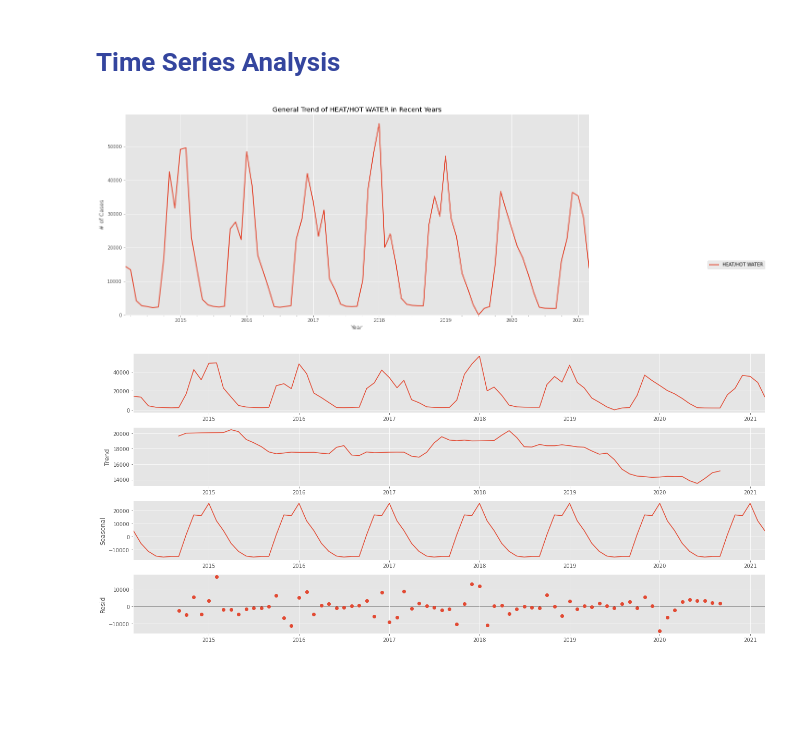
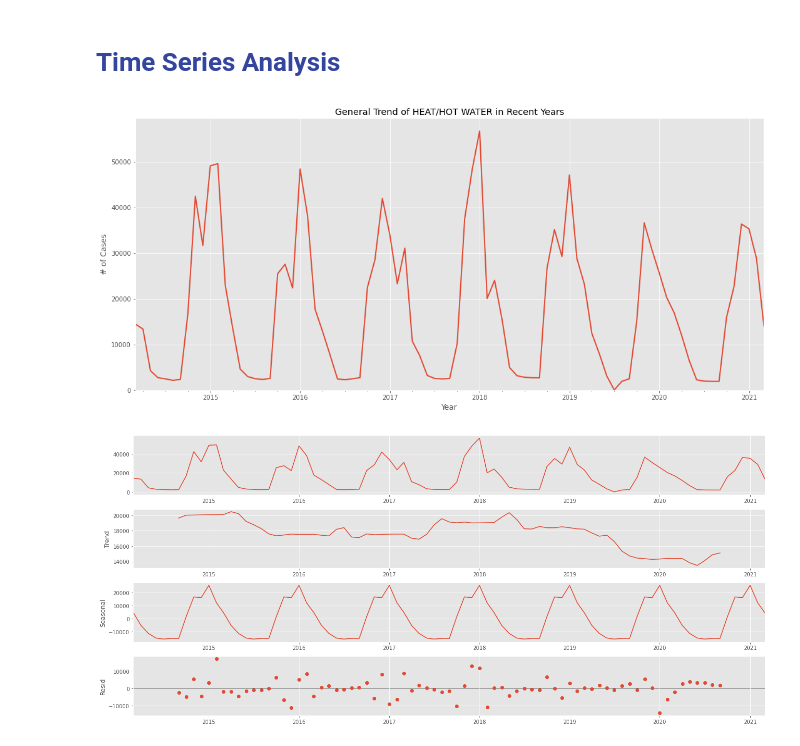
Before and after one commit to GieselChieng/311_complaint_analysis, a Jupyter notebook: Exploratory Data Analysis.ipynb, the cells around one changed output. Saved outputs shown, nothing was run; the diff lists cells and outputs as text; code cells hidden in the pictures; blank space fills up the shorter version.

```diff
--- a/Exploratory Data Analysis.ipynb
+++ b/Exploratory Data Analysis.ipynb
@@ -255,16 +255,15 @@ plt.tight_layout()
 # %%
 ts_heat =pd.DataFrame( ts['HEAT/HOT WATER'].replace(0.0, np.nan).dropna())
 # %%
-ts_heat.plot(linewidth=2,
+ts_heat['HEAT/HOT WATER'].plot(linewidth=2,
              label=None)
-plt.legend(loc='center left', bbox_to_anchor=(1.25,0.25), ncol=1)
 plt.xlabel('Year')
 plt.ylabel('# of Cases')
 plt.title('General Trend of HEAT/HOT WATER in Recent Years')
 plt.ylim(0,)
 plt.show()
 # %% [output]
-[figure, old version]
+[figure, new version]
 # %%
 decomposition = sm.tsa.seasonal_decompose(ts_heat)
 fig = decomposition.plot()
```
Also changed, not shown: parts of 5 cells of this notebook.
